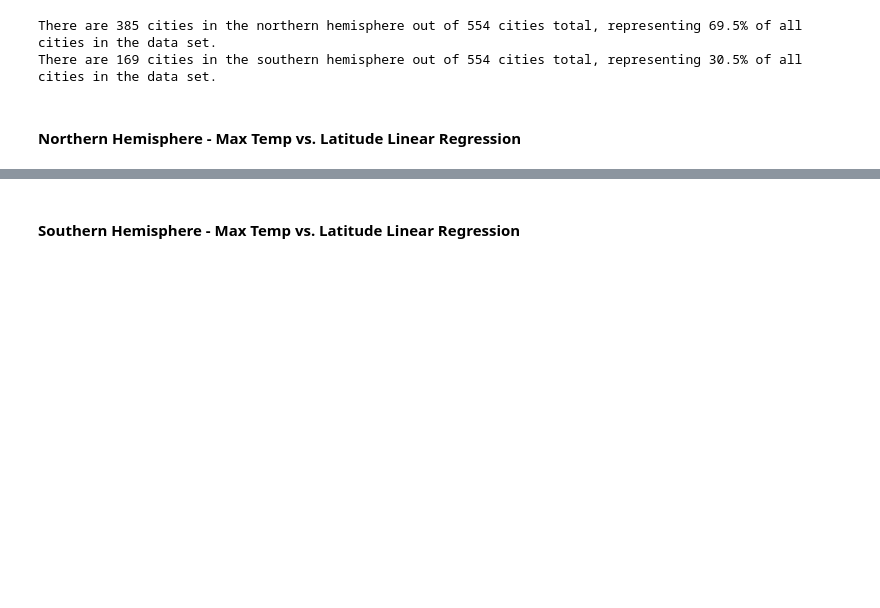
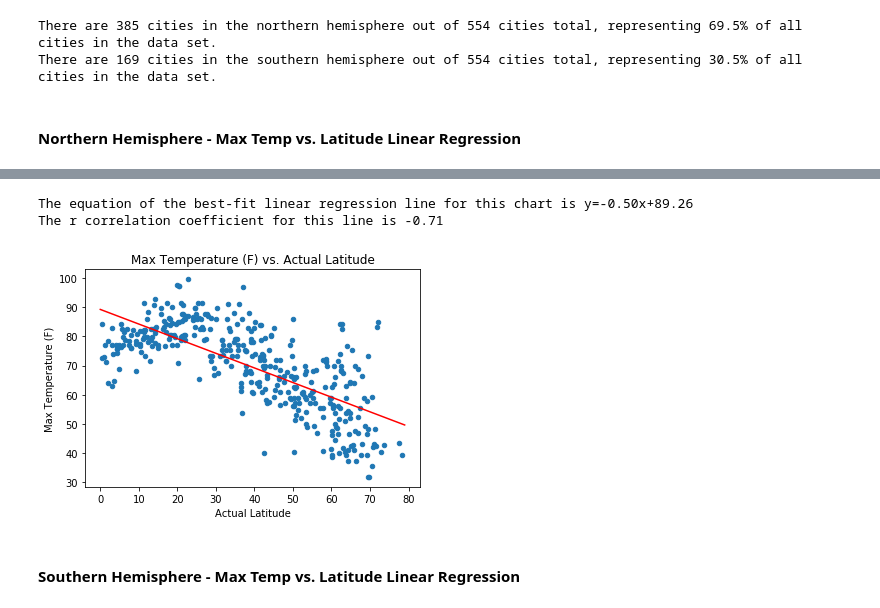
Before and after one commit to Gendo90/python-api-challenge, a Jupyter notebook: starter_code/WeatherPy.ipynb, the cells around one changed output, grey strips where cells are left out. Cells and saved outputs as stored; diff of their text form; code cells hidden in the pictures; blank space fills up the shorter version.

Commit message:
feat: Add first plot of northern hemisphere max temps vs. latitude with linear regression line
Note: Now need to make the plot and text generation into a function!

```diff
--- a/starter_code/WeatherPy.ipynb
+++ b/starter_code/WeatherPy.ipynb
@@ -404,3 +400,22 @@ The r-squared is: 0.8271188905041935
+# %%
+(n_temp_slope, n_temp_intercept, n_temp_r_val, _, _) = linregress(northern_hemisphere["Actual Latitude"],
+                                                           northern_hemisphere["Max Temperature (F)"])
+
+regr_line_x = np.array([a for a in range(80)])
+regr_line_y = n_temp_slope * regr_line_x + n_temp_intercept
+
+n_temp_axes = northern_hemisphere.plot(kind="scatter", x="Actual Latitude",
+                                       y="Max Temperature (F)", title="Max Temperature (F) vs. Actual Latitude")
+
+n_temp_axes.plot(regr_line_x, regr_line_y, 'r')
+
+print("The equation of the best-fit linear regression line for this chart is y={:.2f}x+{:.2f}"
+      .format(n_temp_slope, n_temp_intercept))
+print("The r correlation coefficient for this line is {:.2f}".format(n_temp_r_val))
+# %% [output]
+The equation of the best-fit linear regression line for this chart is y=-0.50x+89.26
+The r correlation coefficient for this line is -0.71
+[figure, added]
 # %% [markdown]
 ####  Southern Hemisphere - Max Temp vs. Latitude Linear Regression
 # %%
```
Also changed, not shown: parts of 1 cell of this notebook.
